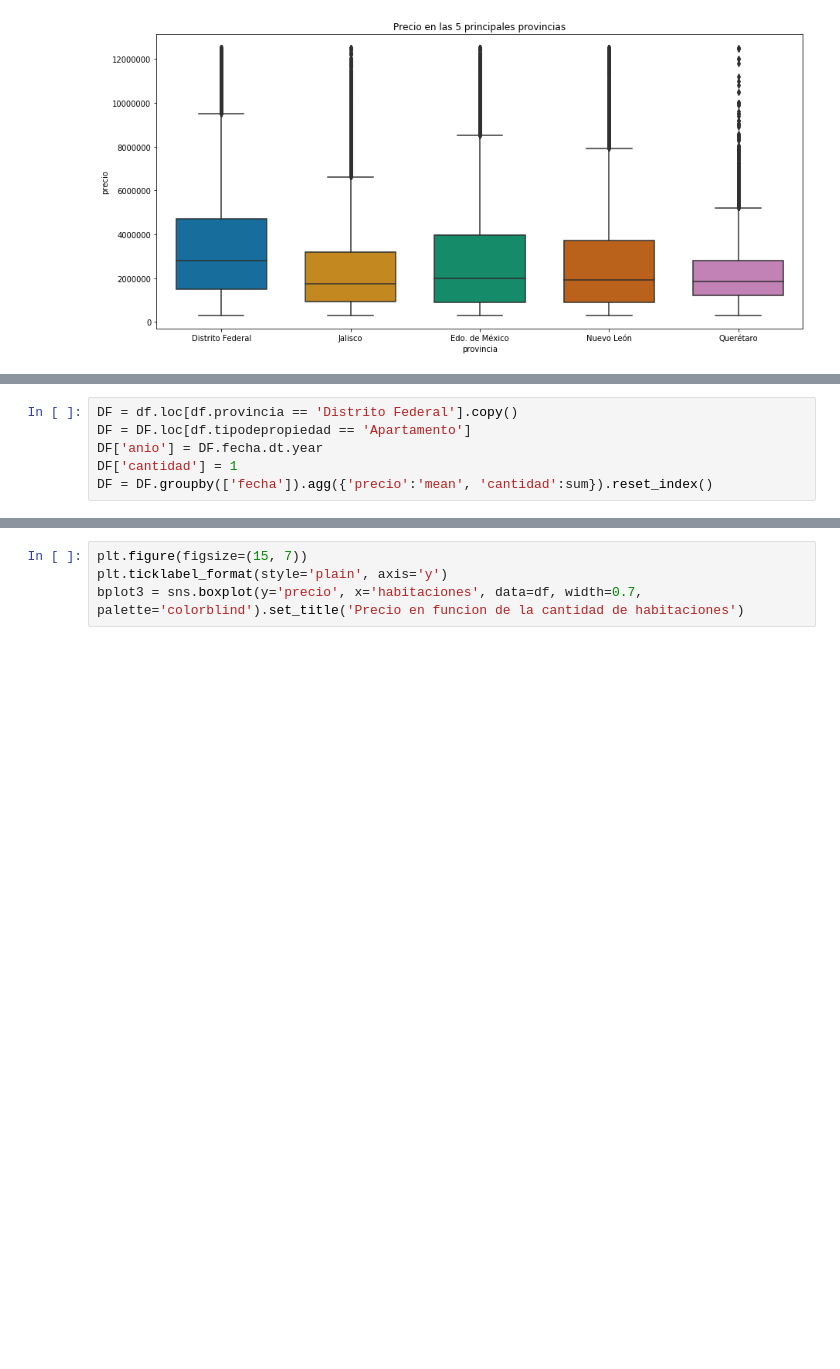
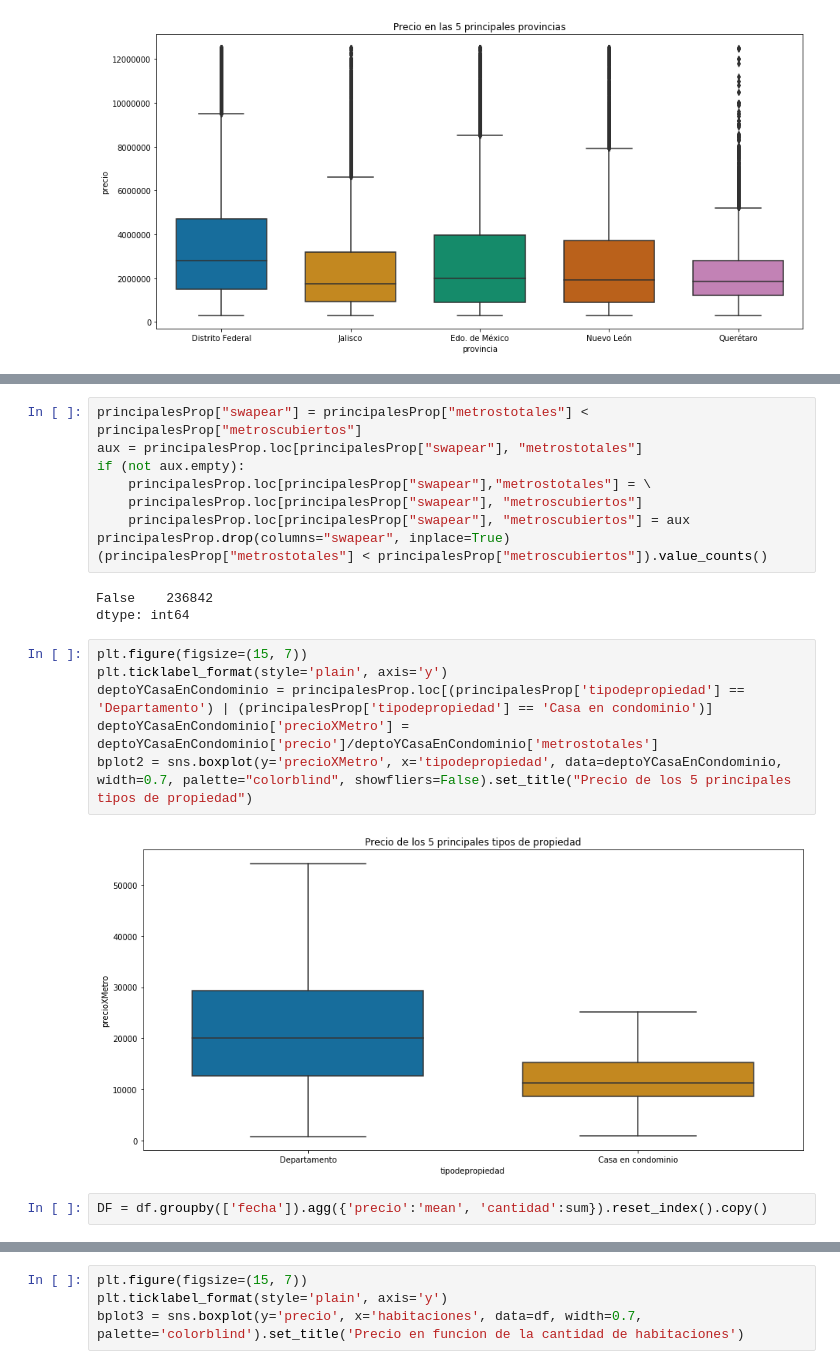
Before and after one commit to Manuel-Sturla/TP1-Datos, a Jupyter notebook: Analisis_precio_Diego.ipynb, the cells around one changed output, grey strips where cells are left out. Cells and saved outputs as stored; diff of their text form; blank space fills up the shorter version.

```diff
--- a/Analisis_precio_Diego.ipynb
+++ b/Analisis_precio_Diego.ipynb
@@ -50,9 +78,25 @@ bplot2 = sns.boxplot(y='precio', x='tipodepropiedad', data=principalesProp, widt
+# %%
+principalesProp["swapear"] = principalesProp["metrostotales"] < principalesProp["metroscubiertos"]
+aux = principalesProp.loc[principalesProp["swapear"], "metrostotales"]
+if (not aux.empty):
+    principalesProp.loc[principalesProp["swapear"],"metrostotales"] = \
+    principalesProp.loc[principalesProp["swapear"], "metroscubiertos"]
+    principalesProp.loc[principalesProp["swapear"], "metroscubiertos"] = aux
+principalesProp.drop(columns="swapear", inplace=True)
+(principalesProp["metrostotales"] < principalesProp["metroscubiertos"]).value_counts()
+# %% [output]
+False    236842
+dtype: int64
+# %%
+plt.figure(figsize=(15, 7))
+plt.ticklabel_format(style='plain', axis='y')
+deptoYCasaEnCondominio = principalesProp.loc[(principalesProp['tipodepropiedad'] == 'Departamento') | (principalesProp['tipodepropiedad'] == 'Casa en condominio')]
+deptoYCasaEnCondominio['precioXMetro'] = deptoYCasaEnCondominio['precio']/deptoYCasaEnCondominio['metrostotales']
+bplot2 = sns.boxplot(y='precioXMetro', x='tipodepropiedad', data=deptoYCasaEnCondominio, width=0.7, palette="colorblind", showfliers=False).set_title("Precio de los 5 principales tipos de propiedad")
+# %% [output]
+[figure, added]
 # %%
-DF = df.loc[df.provincia == 'Distrito Federal'].copy()
-DF = DF.loc[df.tipodepropiedad == 'Apartamento']
-DF['anio'] = DF.fecha.dt.year
-DF['cantidad'] = 1
-DF = DF.groupby(['fecha']).agg({'precio':'mean', 'cantidad':sum}).reset_index()
+DF = df.groupby(['fecha']).agg({'precio':'mean', 'cantidad':sum}).reset_index().copy()
 # %%
 plt.figure(figsize=(15, 7))
 plt.ticklabel_format(style='plain', axis='y')
```
Also changed, not shown: parts of 23 cells of this notebook.
